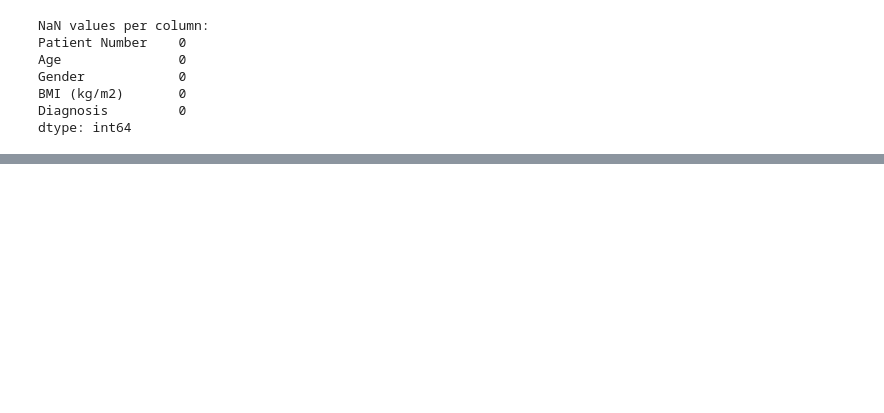
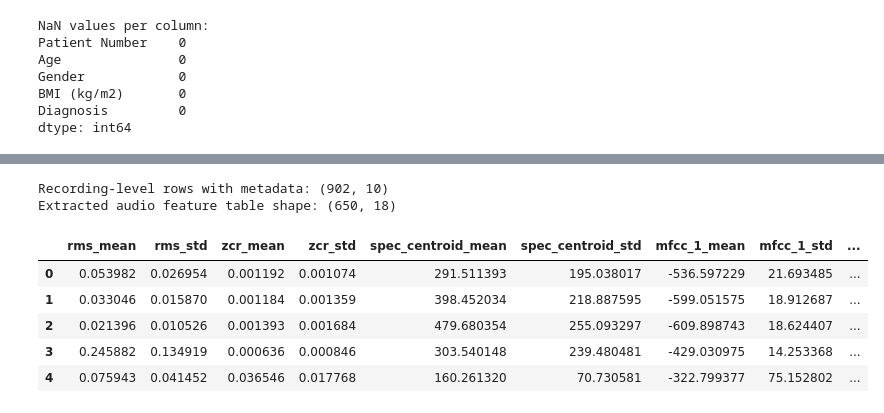
Before and after one commit to Mahesh-Kona/Respiratory-Disease-Detection-Using-Lung-Sound-Analysis, a Jupyter notebook: copdresearch.ipynb, the cells around one changed output, grey strips where cells are left out. Drawn from its saved outputs; the diff is of its cells as text; code cells hidden in the pictures; blank space fills up the shorter version.

```diff
--- a/copdresearch.ipynb
+++ b/copdresearch.ipynb
@@ -419,0 +215,51 @@ print(processed_df)
+# %%
+# --- Build per-recording audio feature table and aggregate per patient ---
+
+audio_features_rows = []
+
+df_audio_tmp = df_audio.copy()
+merged_df_tmp = merged_df.copy()
+df_audio_tmp['Patient Number'] = df_audio_tmp['Patient Number'].astype(str)
+merged_df_tmp['Patient Number'] = merged_df_tmp['Patient Number'].astype(str)
+
+df_audio_with_meta = df_audio_tmp.merge(
+    merged_df_tmp[['Patient Number', 'Age', 'Gender', 'BMI (kg/m2)', 'Diagnosis']],
+    on='Patient Number',
+    how='inner'
+ )
+
+print('Recording-level rows with metadata:', df_audio_with_meta.shape)
+
+# Limit the number of recordings used for feature extraction to speed things up
+MAX_RECORDINGS = 650  # you can increase later when things work
+
+# audio_path should already point to the audio_and_txt_files folder
+for _, row in df_audio_with_meta.head(MAX_RECORDINGS).iterrows():
+    base_name = str(row['Filename'])
+    if base_name.lower().endswith('.wav'):
+        wav_name = base_name
+    else:
+        wav_name = base_name + '.wav'
+
+    file_path = os.path.join(audio_path, wav_name)
+
+    try:
+        feats = extract_audio_features(file_path, sr=None)
+        feats['Filename'] = base_name
+        feats['Patient Number'] = row['Patient Number']
+        audio_features_rows.append(feats)
+    except Exception as e:
+        print(f'Error processing {file_path}: {e}')
+
+df_audio_features = pd.DataFrame(audio_features_rows)
+print('Extracted audio feature table shape:', df_audio_features.shape)
+df_audio_features.head()
+# %% [output]
+Recording-level rows with metadata: (902, 10)
+Extracted audio feature table shape: (650, 18)
+|  | rms_mean | rms_std | zcr_mean | zcr_std | spec_centroid_mean | spec_centroid_std | mfcc_1_mean | mfcc_1_std | ... |
+| 0 | 0.053982 | 0.026954 | 0.001192 | 0.001074 | 291.511393 | 195.038017 | -536.597229 | 21.693485 | ... |
+| 1 | 0.033046 | 0.015870 | 0.001184 | 0.001359 | 398.452034 | 218.887595 | -599.051575 | 18.912687 | ... |
+| 2 | 0.021396 | 0.010526 | 0.001393 | 0.001684 | 479.680354 | 255.093297 | -609.898743 | 18.624407 | ... |
+| 3 | 0.245882 | 0.134919 | 0.000636 | 0.000846 | 303.540148 | 239.480481 | -429.030975 | 14.253368 | ... |
+| 4 | 0.075943 | 0.041452 | 0.036546 | 0.017768 | 160.261320 | 70.730581 | -322.799377 | 75.152802 | ... |
```
Also changed, not shown: parts of 13 cells of this notebook.
